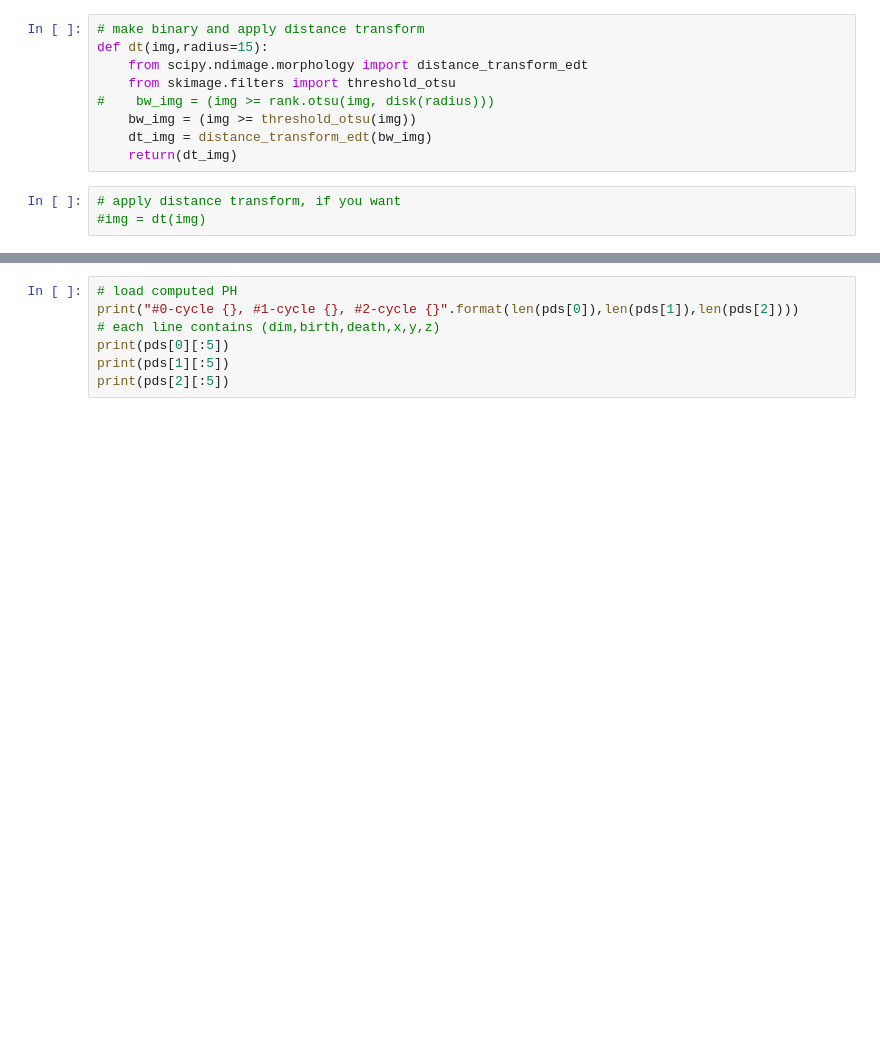
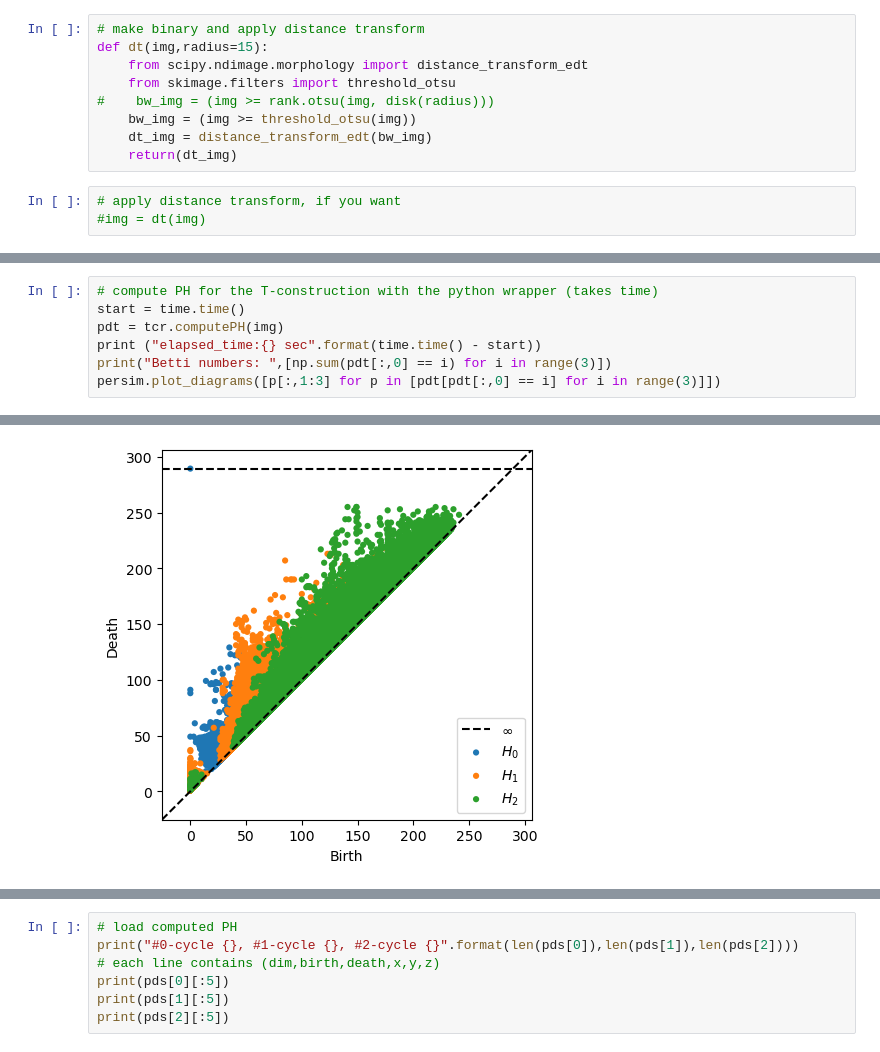
Before and after one commit to shizuo-kaji/CubicalRipser_3dim, a Jupyter notebook: demo/cubicalripser.ipynb, the cells around one changed output, grey strips where cells are left out. Cells and saved outputs as stored; diff of their text form; blank space fills up the shorter version.

Commit message:
python binding for T-construction

```diff
--- a/demo/cubicalripser.ipynb
+++ b/demo/cubicalripser.ipynb
@@ -71,0 +81,8 @@ persim.plot_diagrams([p[:,1:3] for p in pds])
+# %%
+# compute PH for the T-construction with the python wrapper (takes time)
+start = time.time()
+pdt = tcr.computePH(img)
+print ("elapsed_time:{} sec".format(time.time() - start))
+print("Betti numbers: ",[np.sum(pdt[:,0] == i) for i in range(3)])
+persim.plot_diagrams([p[:,1:3] for p in [pdt[pdt[:,0] == i] for i in range(3)]])
+# %% [output]
@@ -71,0 +91 @@ persim.plot_diagrams([p[:,1:3] for p in pds])
+[figure, added]
```
Also changed, not shown: parts of 7 cells of this notebook, 22 other files.
